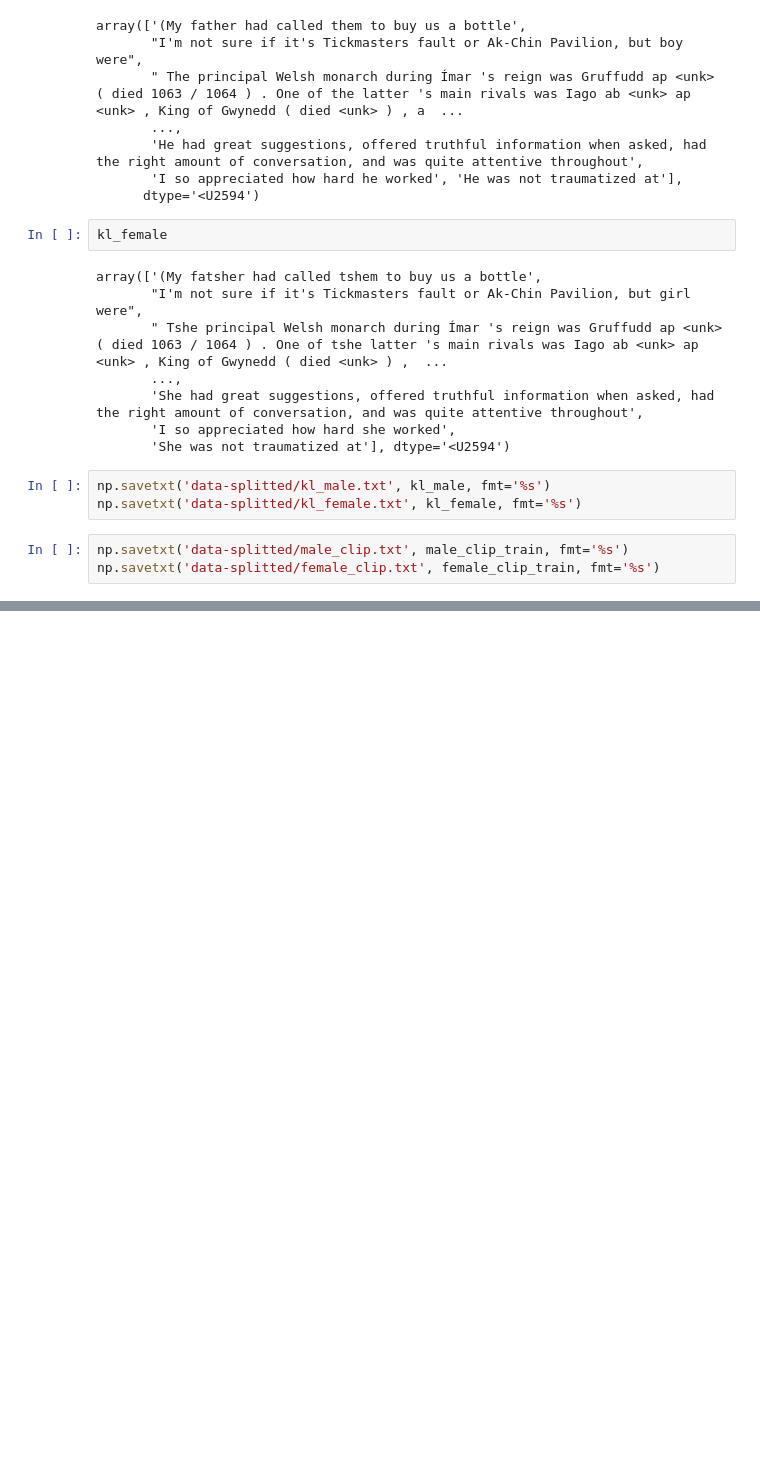
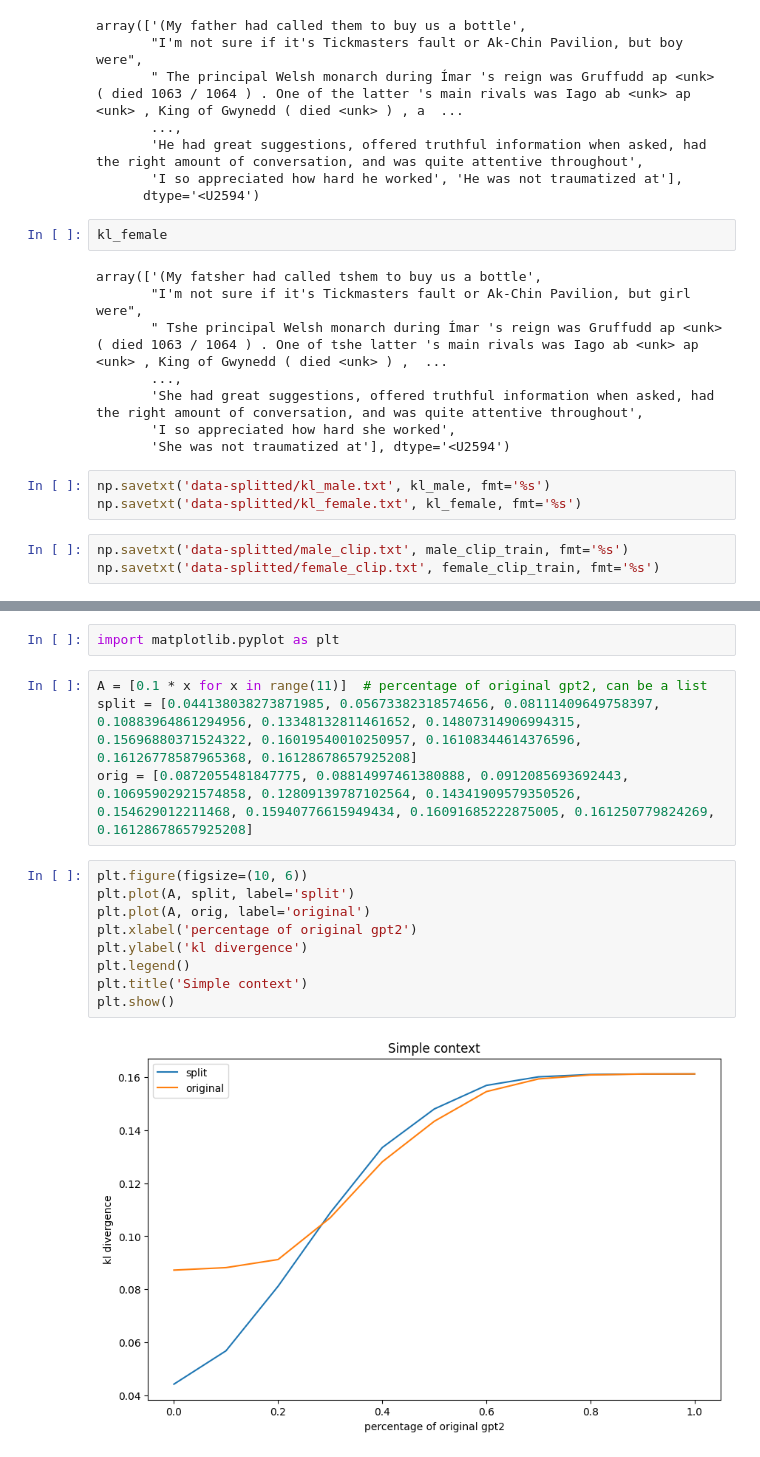
Before and after one commit to EliottZemour/LM_bias, a Jupyter notebook: data_split.ipynb, the cells around one changed output, grey strips where cells are left out. Drawn from its saved outputs; the diff is of its cells as text; blank space fills up the shorter version.

```diff
--- a/data_split.ipynb
+++ b/data_split.ipynb
@@ -77,0 +112,17 @@ np.savetxt('data-splitted/female_clip.txt', female_clip_train, fmt='%s')
+# %%
+import matplotlib.pyplot as plt
+# %%
+A = [0.1 * x for x in range(11)]  # percentage of original gpt2, can be a list
+split = [0.044138038273871985, 0.05673382318574656, 0.08111409649758397, 0.10883964861294956, 0.13348132811461652, 0.14807314906994315, 0.15696880371524322, 0.16019540010250957, 0.16108344614376596, 0.16126778587965368, 0.16128678657925208]
+orig = [0.0872055481847775, 0.08814997461380888, 0.0912085693692443, 0.10695902921574858, 0.12809139787102564, 0.14341909579350526, 0.154629012211468, 0.15940776615949434, 0.16091685222875005, 0.161250779824269, 0.16128678657925208]
+# %%
+plt.figure(figsize=(10, 6))
+plt.plot(A, split, label='split')
+plt.plot(A, orig, label='original')
+plt.xlabel('percentage of original gpt2')
+plt.ylabel('kl divergence')
+plt.legend()
+plt.title('Simple context')
+plt.show()
+# %% [output]
+[figure, added]
```
Also changed, not shown: parts of 6 cells of this notebook, 9 other files.
